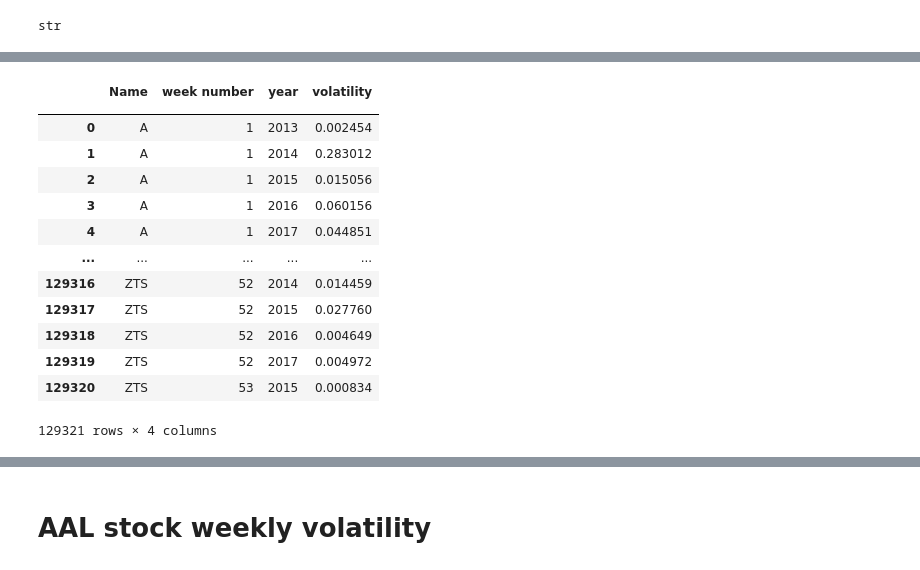
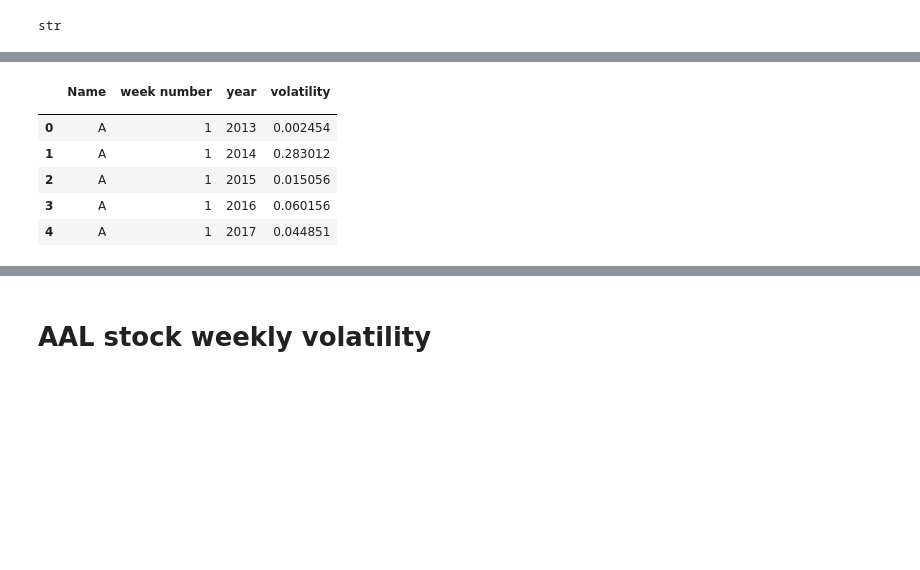
Before and after one commit to arifuddinatif/Quantitative-Analysis-and-Modeling-for-S-P-500, a Jupyter notebook: S&P_500_project.ipynb, the cells around one changed output, grey strips where cells are left out. Drawn from its saved outputs; the diff is of its cells as text; code cells hidden in the pictures; blank space fills up the shorter version.

```diff
--- a/S&P_500_project.ipynb
+++ b/S&P_500_project.ipynb
@@ -74,4 +74,9 @@ str
 df['date'] = pd.to_datetime(df['date'], errors ='coerce')
 # %%
 df['Name'].unique()
+# %%
+df = df[df.Name != 'GOOGL']
+df = df[df.Name != 'FOXA']
+df = df[df.Name != 'NWSA']
+df = df[df.Name != 'DISCK']
 # %%
@@ -125,19 +131,12 @@ Grouped_DF['volatility'] = Grouped_DF['diference']/Grouped_DF['open-first']
 # %%
 volatility_df = Grouped_DF.loc[:,['Name','week number','year','volatility']]
 # %%
-volatility_df
+volatility_df.head()
 # %% [output]
 |  | Name | week number | year | volatility |
 |  |  |  |  |  |
 | 0 | A | 1 | 2013 | 0.002454 |
 | 1 | A | 1 | 2014 | 0.283012 |
 | 2 | A | 1 | 2015 | 0.015056 |
 | 3 | A | 1 | 2016 | 0.060156 |
 | 4 | A | 1 | 2017 | 0.044851 |
-| ... | ... | ... | ... | ... |
-| 129316 | ZTS | 52 | 2014 | 0.014459 |
-| 129317 | ZTS | 52 | 2015 | 0.027760 |
-| 129318 | ZTS | 52 | 2016 | 0.004649 |
-| 129319 | ZTS | 52 | 2017 | 0.004972 |
-| 129320 | ZTS | 53 | 2015 | 0.000834 |
-129321 rows × 4 columns
```
Also changed, not shown: parts of 43 cells of this notebook.
